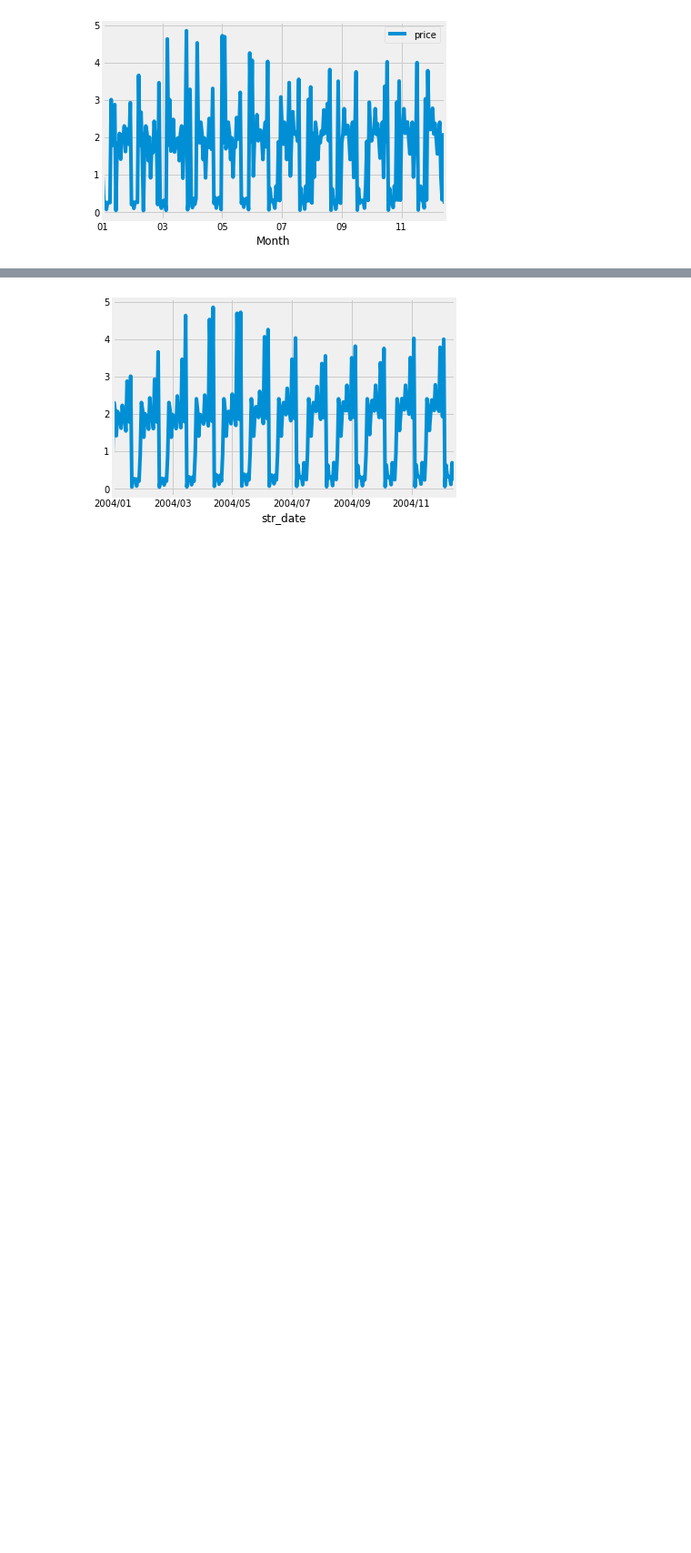
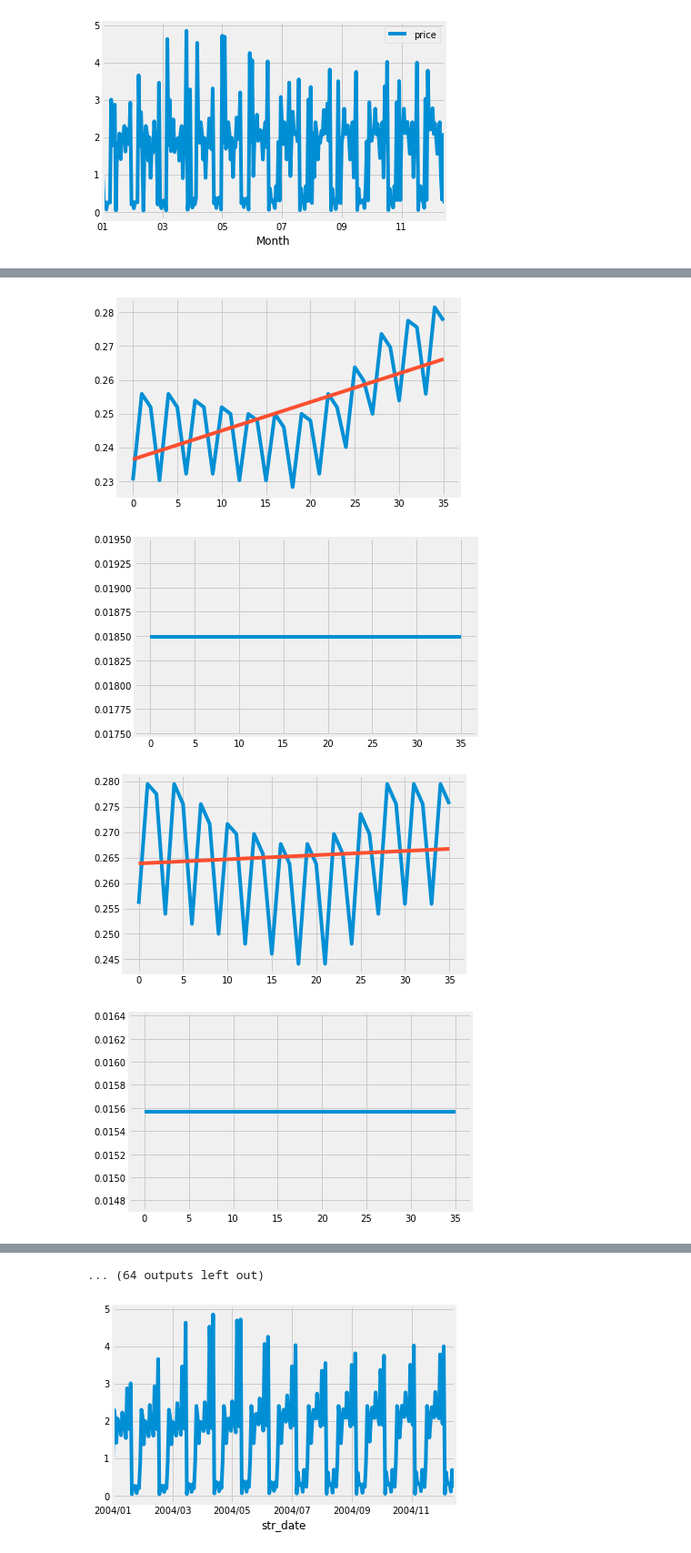
Before and after one commit to Bharath25191/Practicum, a Jupyter notebook: practicum.ipynb, the cells around one changed output, grey strips where cells are left out. Shown at 91% size. Saved outputs shown, nothing was run; the diff lists cells and outputs as text; code cells hidden in the pictures; blank space fills up the shorter version.

```diff
--- a/practicum.ipynb
+++ b/practicum.ipynb
@@ -56,0 +102,25 @@ df = df.set_index("str_date")
+# %%
+for i in df.Year.unique():
+    df_year = df[df.Year==i]
+    df_year = df_year["price"]
+    X = [j for j in range(0, len(df_year))]
+    X = numpy.reshape(X, (len(X), 1))
+    y = df_year.values
+    model = LinearRegression()
+    model.fit(X, y)
+    # calculate trend
+    trend = model.predict(X)
+    # plot trend
+    pyplot.plot(y)
+    pyplot.plot(trend)
+    pyplot.show()
+    # detrend
+    detrended = [y[j]-trend[j] for i in range(0, len(df_year))]
+    # plot detrended
+    pyplot.plot(detrended)
+    pyplot.show()
+# %% [output]
+[figure, added]
+[figure, added]
+[figure, added]
+[figure, added]
@@ -57,3 +135,4 @@ df = df.set_index("str_date")
+... (64 outputs left out)
 # %%
 from pandas import datetime
 from matplotlib import pyplot
```
Also changed, not shown: parts of 3 cells of this notebook.
